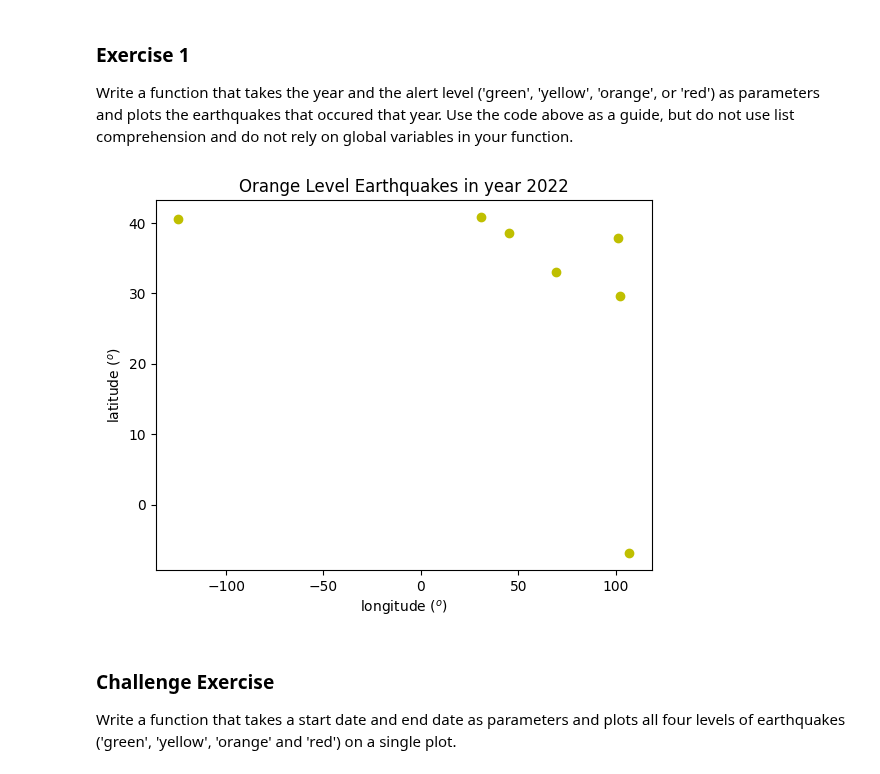
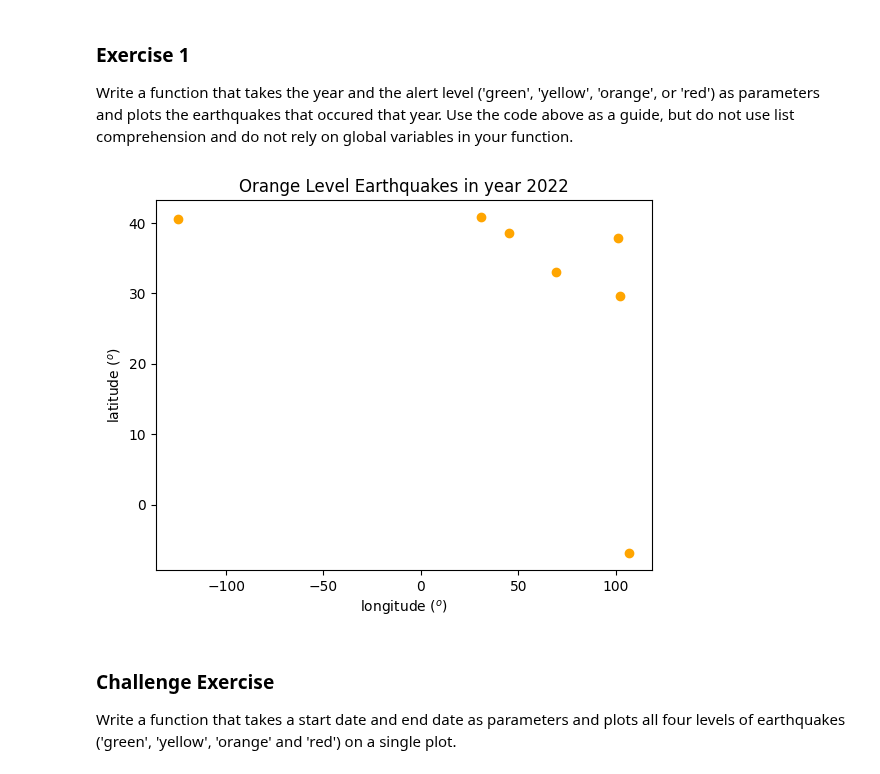
Before and after one commit to MarlaS02/comp215, a Jupyter notebook: labs/lab01-introduction.ipynb, the cells around one changed output. Cells and saved outputs as stored; diff of their text form; code cells hidden in the pictures.

```diff
--- a/labs/lab01-introduction.ipynb
+++ b/labs/lab01-introduction.ipynb
@@ -144,32 +144,32 @@ Write a function that takes the year and the alert level ('green', 'yellow', 'or
 # %%
 # your Ex. 1 code here
 import requests
 import json
 import matplotlib.pyplot as plt
 def plot_earthquakes(year, alert_level):
   params_dict = {"format": "geojson", "starttime": f"{year}-01-01", "endtime": f"{year}-12-31", "alertlevel": alert_level}
   api_url = "https://earthquake.usgs.gov/fdsnws/event/1/query?"
   response = requests.get(api_url, params = params_dict)
   data = json.loads(response.text)
   locations = []
   longitudes = []
   latitudes = []
   for feature in data["features"]:
     coordinates = feature["geometry"]["coordinates"]
     locations.append(coordinates)
     longitudes.append(coordinates[0])
     latitudes.append(coordinates[1])
 
   fig, ax = plt.subplots()
-  ax.scatter(longitudes, latitudes, color = "y", label = "Events")
+  ax.scatter(longitudes, latitudes, color = alert_level, label = "Events")
   ax.set_xlabel(r"longitude ($^o$)")
   ax.set_ylabel(r"latitude ($^o$)")
   ax.set_title(f"{alert_level.capitalize()} Level Earthquakes in year {year}")
   plt.show()
 
 plot_earthquakes(2022, "orange")
 # %% [output]
-[figure, old version]
+[figure, new version]
 # %% [markdown]
 ### Challenge Exercise
 
```
